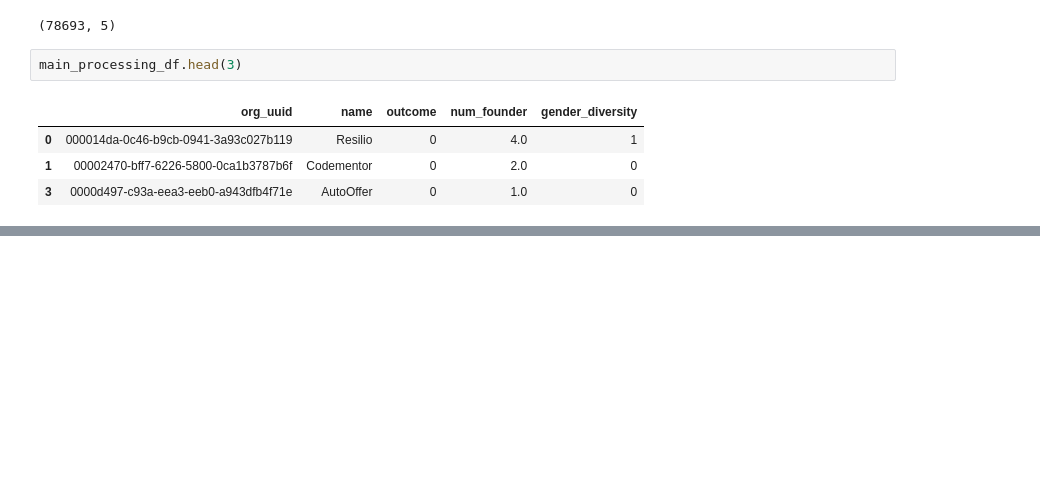
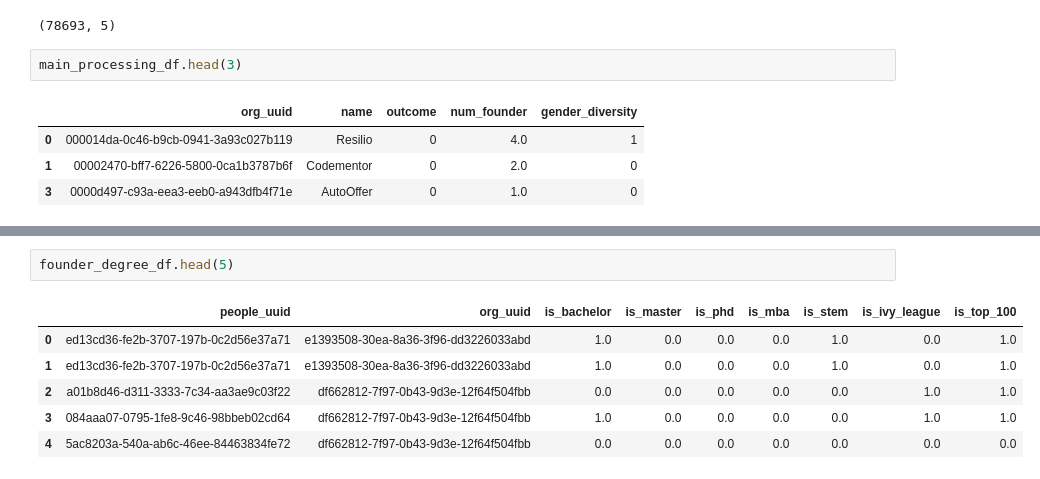
Before and after one commit to csynbiosys/dissertations-2021-info, a Jupyter notebook: rahim_ghani_predict/features-development-people.ipynb, the cells around one changed output, grey strips where cells are left out. Saved outputs shown, nothing was run; the diff lists cells and outputs as text; blank space fills up the shorter version.

```diff
--- a/rahim_ghani_predict/features-development-people.ipynb
+++ b/rahim_ghani_predict/features-development-people.ipynb
@@ -113,0 +138,9 @@ AttributeError: 'DataFrame' object has no attribute 'cl'
+# %%
+founder_degree_df.head(5)
+# %% [output]
+|  | people_uuid | org_uuid | is_bachelor | is_master | is_phd | is_mba | is_stem | is_ivy_league | is_top_100 |
+| 0 | ed13cd36-fe2b-3707-197b-0c2d56e37a71 | e1393508-30ea-8a36-3f96-dd3226033abd | 1.0 | 0.0 | 0.0 | 0.0 | 1.0 | 0.0 | 1.0 |
+| 1 | ed13cd36-fe2b-3707-197b-0c2d56e37a71 | e1393508-30ea-8a36-3f96-dd3226033abd | 1.0 | 0.0 | 0.0 | 0.0 | 1.0 | 0.0 | 1.0 |
+| 2 | a01b8d46-d311-3333-7c34-aa3ae9c03f22 | df662812-7f97-0b43-9d3e-12f64f504fbb | 0.0 | 0.0 | 0.0 | 0.0 | 0.0 | 1.0 | 1.0 |
+| 3 | 084aaa07-0795-1fe8-9c46-98bbeb02cd64 | df662812-7f97-0b43-9d3e-12f64f504fbb | 1.0 | 0.0 | 0.0 | 0.0 | 0.0 | 1.0 | 1.0 |
+| 4 | 5ac8203a-540a-ab6c-46ee-84463834fe72 | df662812-7f97-0b43-9d3e-12f64f504fbb | 0.0 | 0.0 | 0.0 | 0.0 | 0.0 | 0.0 | 0.0 |
```
Also changed, not shown: parts of 11 cells of this notebook, 5 other files.
